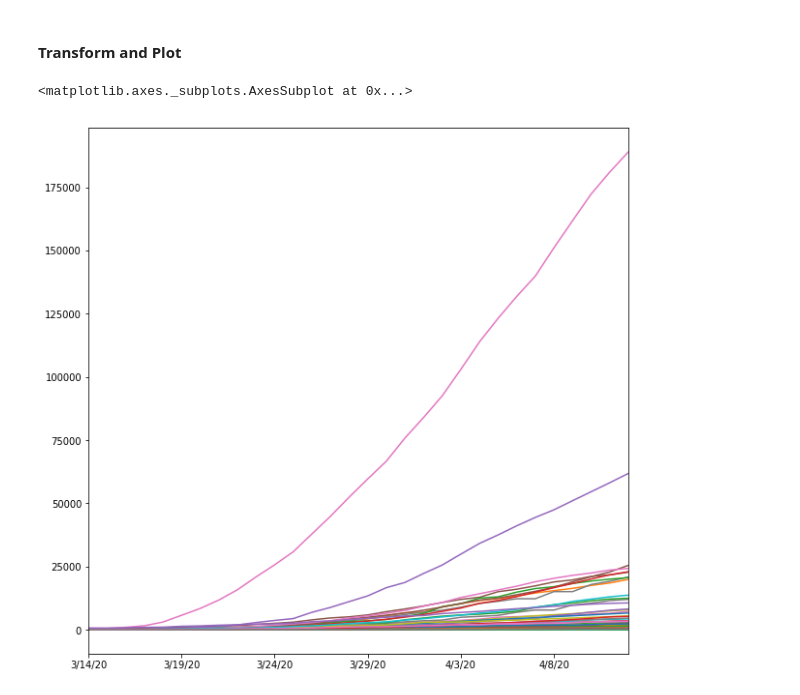
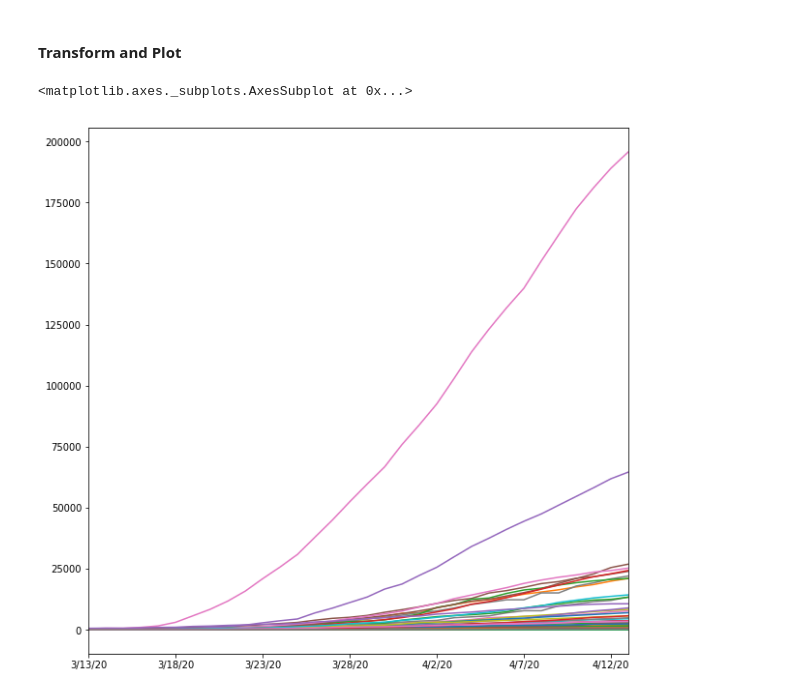
Before and after one commit to tom342178/covid-19-reports, a Jupyter notebook: covid-19-rep-1.ipynb, the cells around one changed output. Drawn from its saved outputs; the diff is of its cells as text; code cells hidden in the pictures.

```diff
--- a/covid-19-rep-1.ipynb
+++ b/covid-19-rep-1.ipynb
@@ -44,2 +10,2 @@ confirmed.head()
 # %%
-## confirmed = pd.read_csv("../COVID-19/csse_covid_19_data/csse_covid_19_time_series/time_series_covid19_confirmed_US.csv")
+confirmed = pd.read_csv("https://raw.githubusercontent.com/CSSEGISandData/COVID-19/master/csse_covid_19_data/csse_covid_19_time_series/time_series_covid19_confirmed_US.csv")
@@ -122,8 +72,8 @@ cSum=cSum.T
 # %%
 dSum=dSum.T
 # %%
-cSum[len(cSum.index)-31:len(cSum.index)-1].plot.line(legend = False, figsize = (10,10))
+cSum[len(cSum.index)-33:len(cSum.index)-1].plot.line(legend = False, figsize = (10,10))
 # %% [output]
 <matplotlib.axes._subplots.AxesSubplot at 0x...>
-[figure, old version]
+[figure, new version]
 # %%
```
Also changed, not shown: parts of 13 cells of this notebook.
